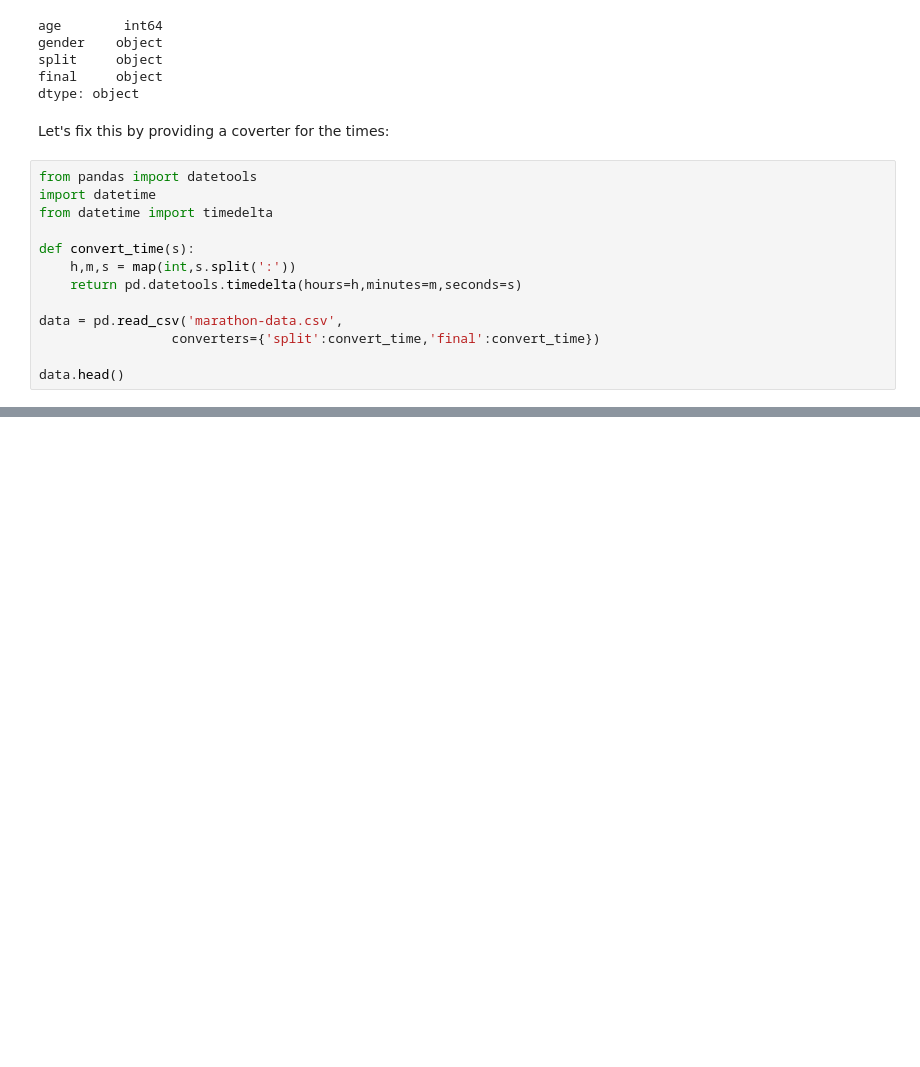
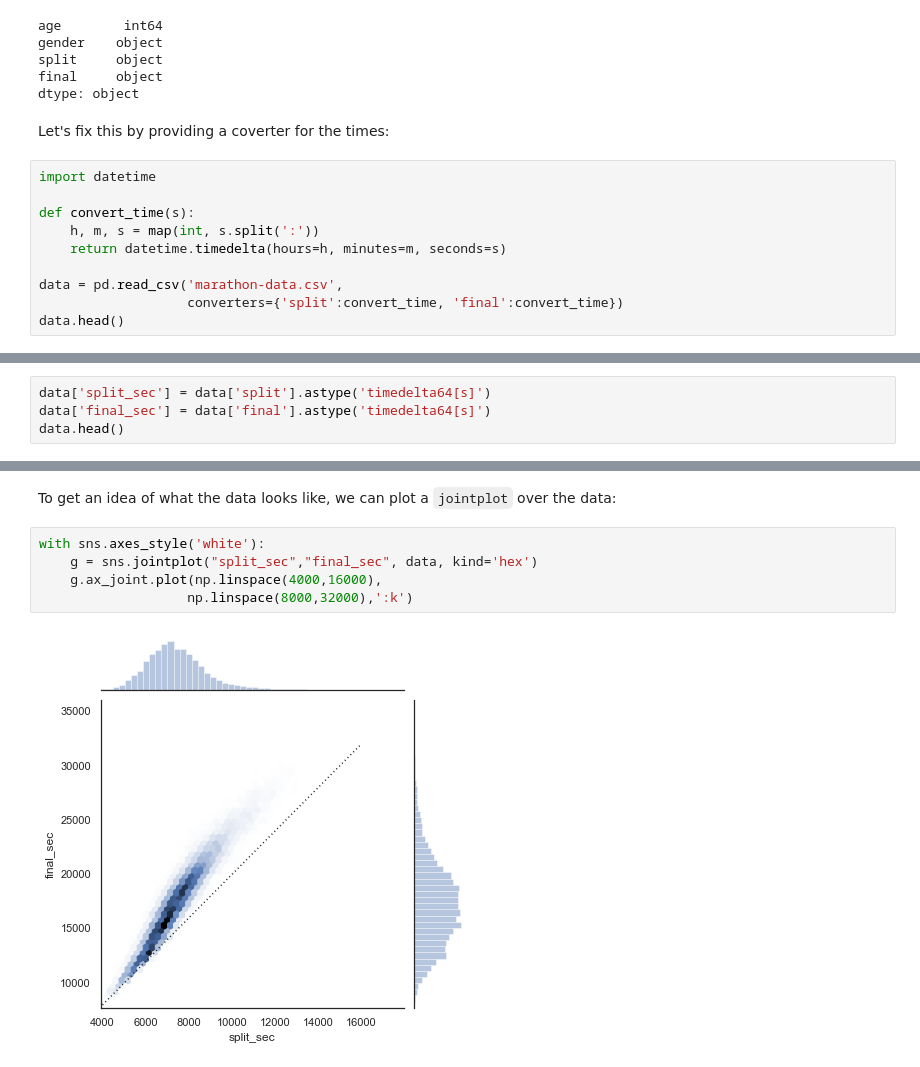
Before and after one commit to UlrikeBoehm/PythonDataScience, a Jupyter notebook: 04_Visualization_Matplotlib/16_Seaborn.ipynb, the cells around one changed output, grey strips where cells are left out. Drawn from its saved outputs; the diff is of its cells as text; blank space fills up the shorter version.

```diff
--- a/04_Visualization_Matplotlib/16_Seaborn.ipynb
+++ b/04_Visualization_Matplotlib/16_Seaborn.ipynb
@@ -235,16 +235,13 @@ dtype: object
 # %% [markdown]
 Let's fix this by providing a coverter for the times:
 # %%
-from pandas import datetools
 import datetime
-from datetime import timedelta
 
 def convert_time(s):
-    h,m,s = map(int,s.split(':'))
-    return pd.datetools.timedelta(hours=h,minutes=m,seconds=s)
+    h, m, s = map(int, s.split(':'))
+    return datetime.timedelta(hours=h, minutes=m, seconds=s)
 
 data = pd.read_csv('marathon-data.csv',
-                 converters={'split':convert_time,'final':convert_time})
-
+                   converters={'split':convert_time, 'final':convert_time})
 data.head()
 # %% [output]
@@ -251,0 +264,4 @@ ImportError: cannot import name 'datetools' from 'pandas' (C:\Anaconda3\lib\site
+# %%
+data['split_sec'] = data['split'].astype('timedelta64[s]')
+data['final_sec'] = data['final'].astype('timedelta64[s]')
+data.head()
@@ -251,0 +285,9 @@ ImportError: cannot import name 'datetools' from 'pandas' (C:\Anaconda3\lib\site
+# %% [markdown]
+To get an idea of what the data looks like, we can plot a `jointplot` over the data:
+# %%
+with sns.axes_style('white'):
+    g = sns.jointplot("split_sec","final_sec", data, kind='hex')
+    g.ax_joint.plot(np.linspace(4000,16000),
+                   np.linspace(8000,32000),':k')
+# %% [output]
+[figure, added]
```
Also changed, not shown: parts of 14 cells of this notebook.
